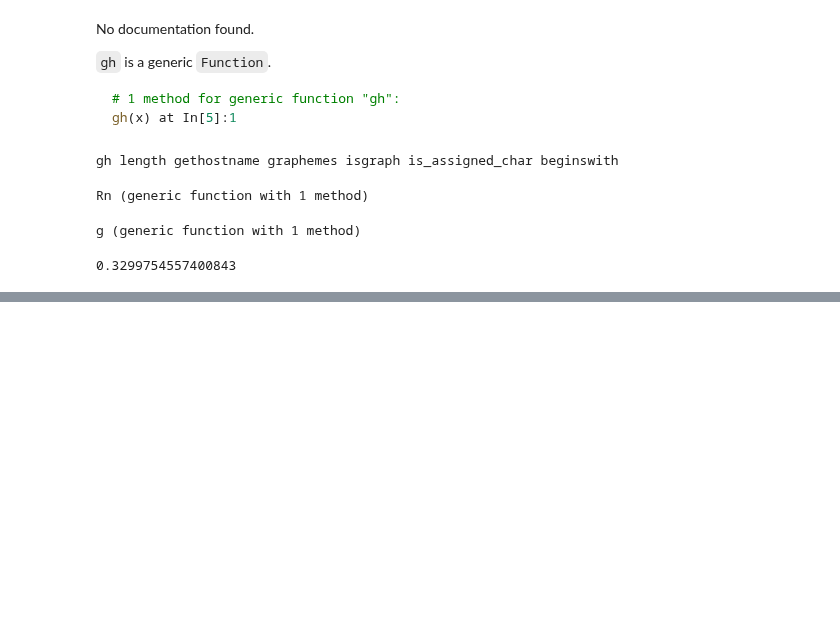
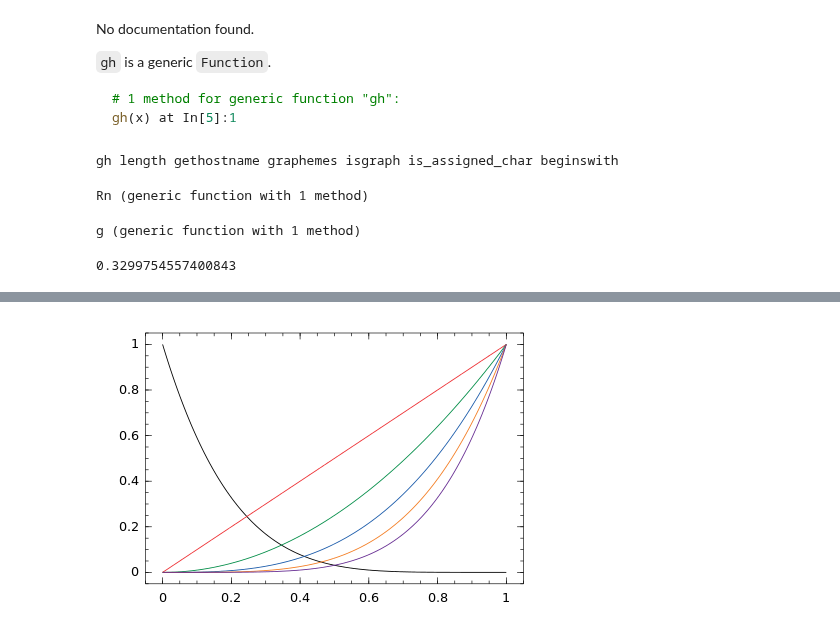
Before and after one commit to JuliaLangPt/tutorial_PT_BR, a Jupyter notebook: so-teste.ipynb, the cells around one changed output, grey strips where cells are left out. Drawn from its saved outputs; the diff is of its cells as text; code cells hidden in the pictures; blank space fills up the shorter version.

```diff
--- a/so-teste.ipynb
+++ b/so-teste.ipynb
@@ -188,0 +279,4 @@ Rn(g, 10) # run the integral with 10 points,
+# %%
+Winston.plot(x,bernstein(x,5))
+# %% [output]
+[figure, added]
```
Also changed, not shown: parts of 22 cells of this notebook, 14 other files.
